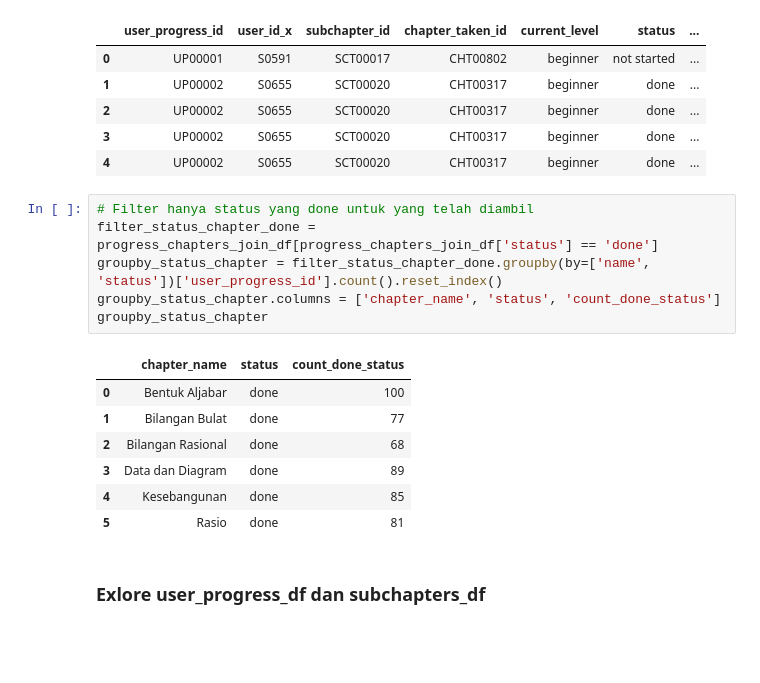
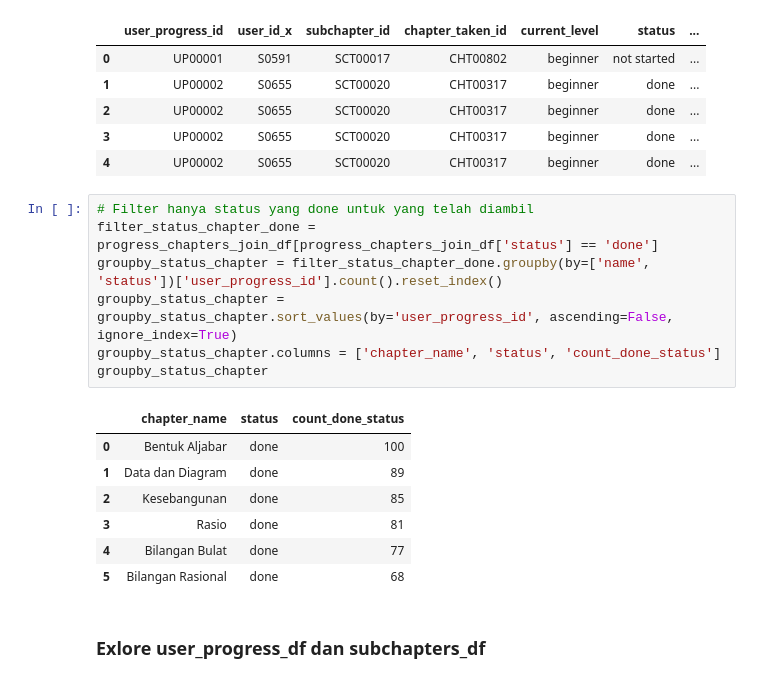
Before and after one commit to Farhan-Nawwafal/amati-app, a Jupyter notebook: data-science/notebooks/data_visualization.ipynb, the cells around one changed output. Drawn from its saved outputs; the diff is of its cells as text; blank space fills up the shorter version.

Commit message:
exp: final data visualization

```diff
--- a/data-science/notebooks/data_visualization.ipynb
+++ b/data-science/notebooks/data_visualization.ipynb
@@ -1979,17 +1979,18 @@ progress_chapters_join_df.head()
 # %%
 # Filter hanya status yang done untuk yang telah diambil
 filter_status_chapter_done = progress_chapters_join_df[progress_chapters_join_df['status'] == 'done']
 groupby_status_chapter = filter_status_chapter_done.groupby(by=['name', 'status'])['user_progress_id'].count().reset_index()
+groupby_status_chapter = groupby_status_chapter.sort_values(by='user_progress_id', ascending=False, ignore_index=True)
 groupby_status_chapter.columns = ['chapter_name', 'status', 'count_done_status']
 groupby_status_chapter
 # %% [output]
 |  | chapter_name | status | count_done_status |
 | 0 | Bentuk Aljabar | done | 100 |
-| 1 | Bilangan Bulat | done | 77 |
-| 2 | Bilangan Rasional | done | 68 |
-| 3 | Data dan Diagram | done | 89 |
-| 4 | Kesebangunan | done | 85 |
-| 5 | Rasio | done | 81 |
+| 1 | Data dan Diagram | done | 89 |
+| 2 | Kesebangunan | done | 85 |
+| 3 | Rasio | done | 81 |
+| 4 | Bilangan Bulat | done | 77 |
+| 5 | Bilangan Rasional | done | 68 |
 # %% [markdown]
 ### Exlore user_progress_df dan subchapters_df
 # %%
```
Also changed, not shown: parts of 25 cells of this notebook, 2 other files.
